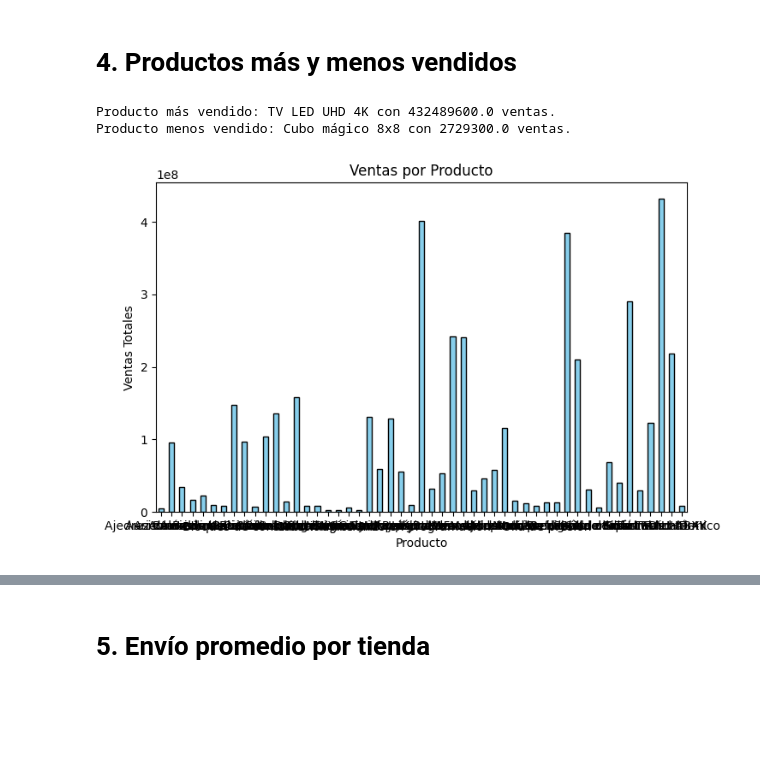
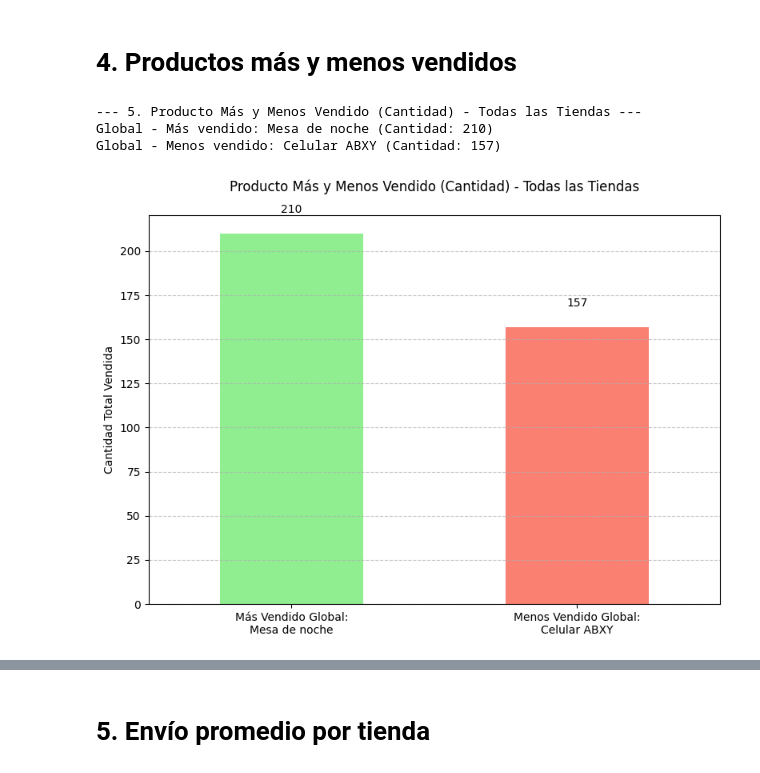
Before and after one commit to wimero72/challenge1-data-science-latam, a Jupyter notebook: Challege1_data_science_latam.ipynb, the cells around one changed output, grey strips where cells are left out. Drawn from its saved outputs; the diff is of its cells as text; code cells hidden in the pictures; blank space fills up the shorter version.

```diff
--- a/Challege1_data_science_latam.ipynb
+++ b/Challege1_data_science_latam.ipynb
@@ -264,28 +224,50 @@ Name: Calificación, dtype: int64
 # %% [markdown]
 # 4. Productos más y menos vendidos
-# %%
-ventas_por_producto = tiendas.groupby('Producto')['Precio'].sum()
-
-# Identificar el producto más vendido y el menos vendido
-producto_mas_vendido = ventas_por_producto.idxmax()
-producto_menos_vendido = ventas_por_producto.idxmin()
-
-print(f"Producto más vendido: {producto_mas_vendido} con {ventas_por_producto.max()} ventas.")
-print(f"Producto menos vendido: {producto_menos_vendido} con {ventas_por_producto.min()} ventas.")
-
-# Crear gráfica de ventas
-plt.figure(figsize=(8,5))
-ventas_por_producto.plot(kind='bar', color='skyblue', edgecolor='black')
-
-# Personalizar gráfica
-plt.xlabel('Producto')
-plt.ylabel('Ventas Totales')
-plt.title('Ventas por Producto')
-plt.xticks(rotation=0)
-
-# Mostrar gráfica
-plt.show()
-# %% [output]
-Producto más vendido: TV LED UHD 4K con 432489600.0 ventas.
-Producto menos vendido: Cubo mágico 8x8 con 2729300.0 ventas.
-[figure, removed]
+# %%
+# --- 5. Producto más vendido y menos vendido en todas las tiendas (Gráfico) ---
+print("\n--- 5. Producto Más y Menos Vendido (Cantidad) - Todas las Tiendas ---")
+conteo_productos_total = df[col_producto].value_counts()
+
+if not conteo_productos_total.empty:
+    mas_vendido_total_prod = conteo_productos_total.index[0]
+    mas_vendido_total_cant = conteo_productos_total.iloc[0]
+
+    if len(conteo_productos_total) > 1:
+        menos_vendido_total_prod = conteo_productos_total.index[-1]
+        menos_vendido_total_cant = conteo_productos_total.iloc[-1]
+    else:
+        menos_vendido_total_prod = mas_vendido_total_prod
+        menos_vendido_total_cant = mas_vendido_total_cant
+
+
+    print(f"Global - Más vendido: {mas_vendido_total_prod} (Cantidad: {mas_vendido_total_cant})")
+    print(f"Global - Menos vendido: {menos_vendido_total_prod} (Cantidad: {menos_vendido_total_cant})")
+
+    if mas_vendido_total_prod == menos_vendido_total_prod and mas_vendido_total_cant == menos_vendido_total_cant :
+        productos_total_plot = pd.Series([mas_vendido_total_cant], index=[mas_vendido_total_prod])
+        colores_prod_total = ['skyblue']
+    else:
+        productos_total_plot = pd.Series(
+            [mas_vendido_total_cant, menos_vendido_total_cant],
+            index=[f"Más Vendido Global:\n{mas_vendido_total_prod}", f"Menos Vendido Global:\n{menos_vendido_total_prod}"]
+        )
+        colores_prod_total = ['lightgreen', 'salmon']
+
+
+    plt.figure(figsize=(8, 6))
+    bars_prod_total = productos_total_plot.plot(kind='bar', color=colores_prod_total)
+    plt.title('Producto Más y Menos Vendido (Cantidad) - Todas las Tiendas\n')
+    plt.ylabel('Cantidad Total Vendida')
+    plt.xticks(rotation=0)
+    for i, v in enumerate(productos_total_plot):
+        plt.text(i, v + 0.05 * productos_total_plot.max(), str(v), ha='center', va='bottom')
+    plt.grid(axis='y', linestyle='--', alpha=0.7)
+    plt.tight_layout()
+    plt.show()
+else:
+    print("No hay datos de productos para analizar el más/menos vendido global.")
+# %% [output]
+--- 5. Producto Más y Menos Vendido (Cantidad) - Todas las Tiendas ---
+Global - Más vendido: Mesa de noche (Cantidad: 210)
+Global - Menos vendido: Celular ABXY (Cantidad: 157)
+[figure, added]
```
Also changed, not shown: parts of 17 cells of this notebook.
